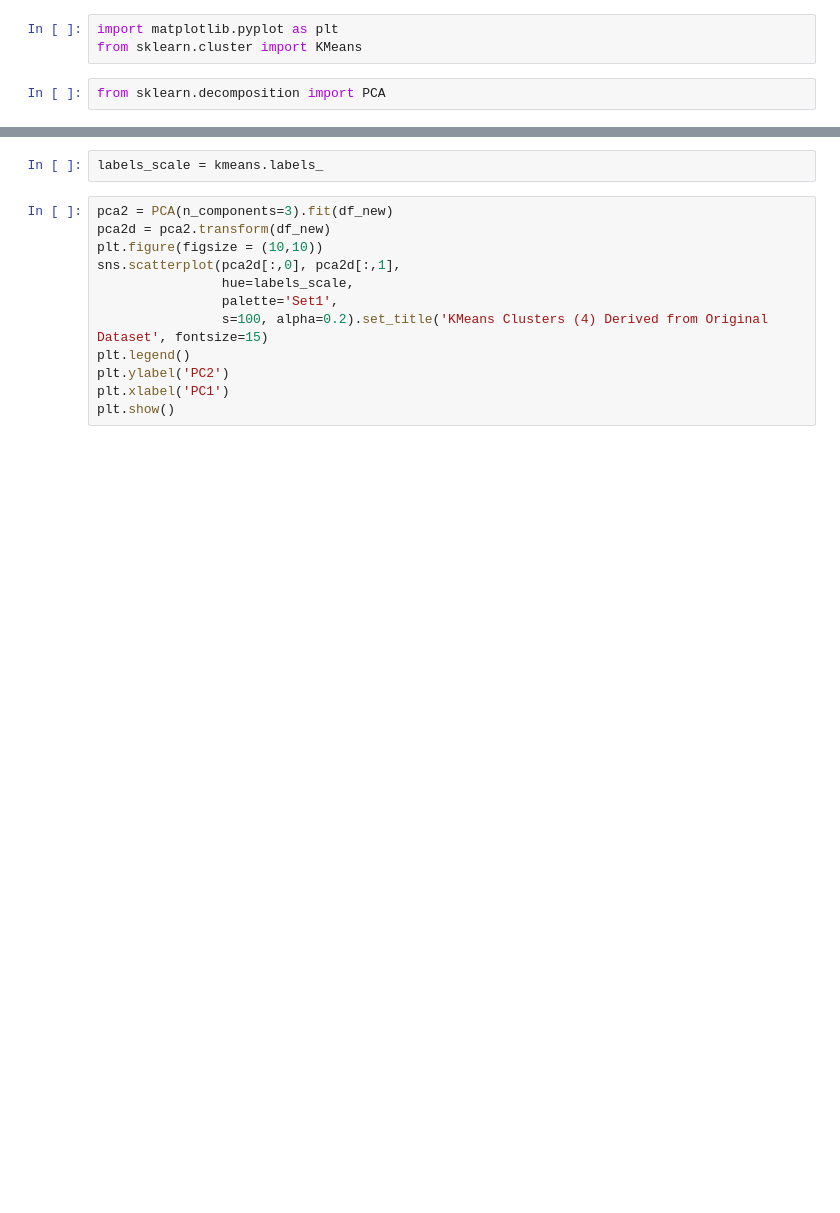
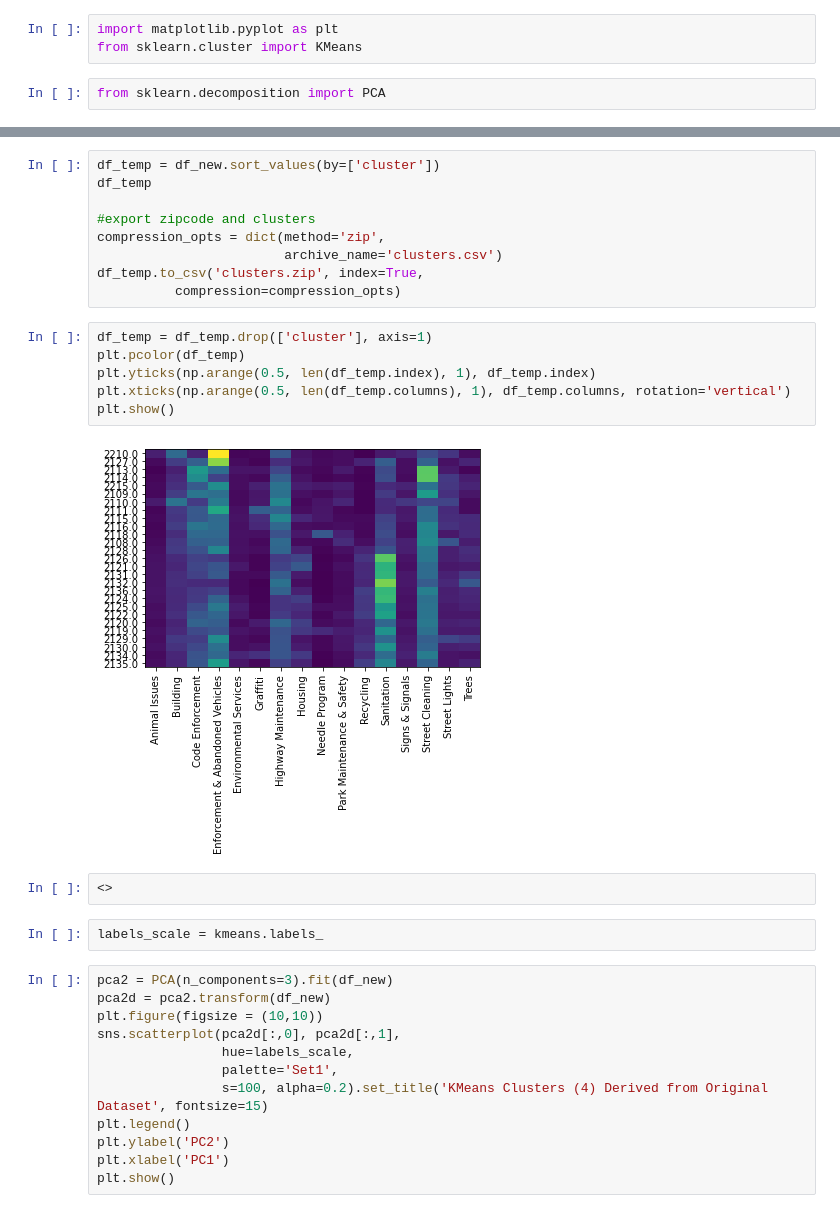
Before and after one commit to cicattzo/analytics-edge-project, a Jupyter notebook: clustering.ipynb, the cells around one changed output, grey strips where cells are left out. Cells and saved outputs as stored; diff of their text form; blank space fills up the shorter version.

```diff
--- a/clustering.ipynb
+++ b/clustering.ipynb
@@ -185,3 +257,22 @@ print(centroids)
+# %%
+df_temp = df_new.sort_values(by=['cluster'])
+df_temp
+
+#export zipcode and clusters
+compression_opts = dict(method='zip',
+                        archive_name='clusters.csv')
+df_temp.to_csv('clusters.zip', index=True,
+          compression=compression_opts)
+# %%
+df_temp = df_temp.drop(['cluster'], axis=1)
+plt.pcolor(df_temp)
+plt.yticks(np.arange(0.5, len(df_temp.index), 1), df_temp.index)
+plt.xticks(np.arange(0.5, len(df_temp.columns), 1), df_temp.columns, rotation='vertical')
+plt.show()
+# %% [output]
+[figure, added]
+# %%
+<>
 # %%
 labels_scale = kmeans.labels_
 # %%
```
Also changed, not shown: parts of 19 cells of this notebook.
